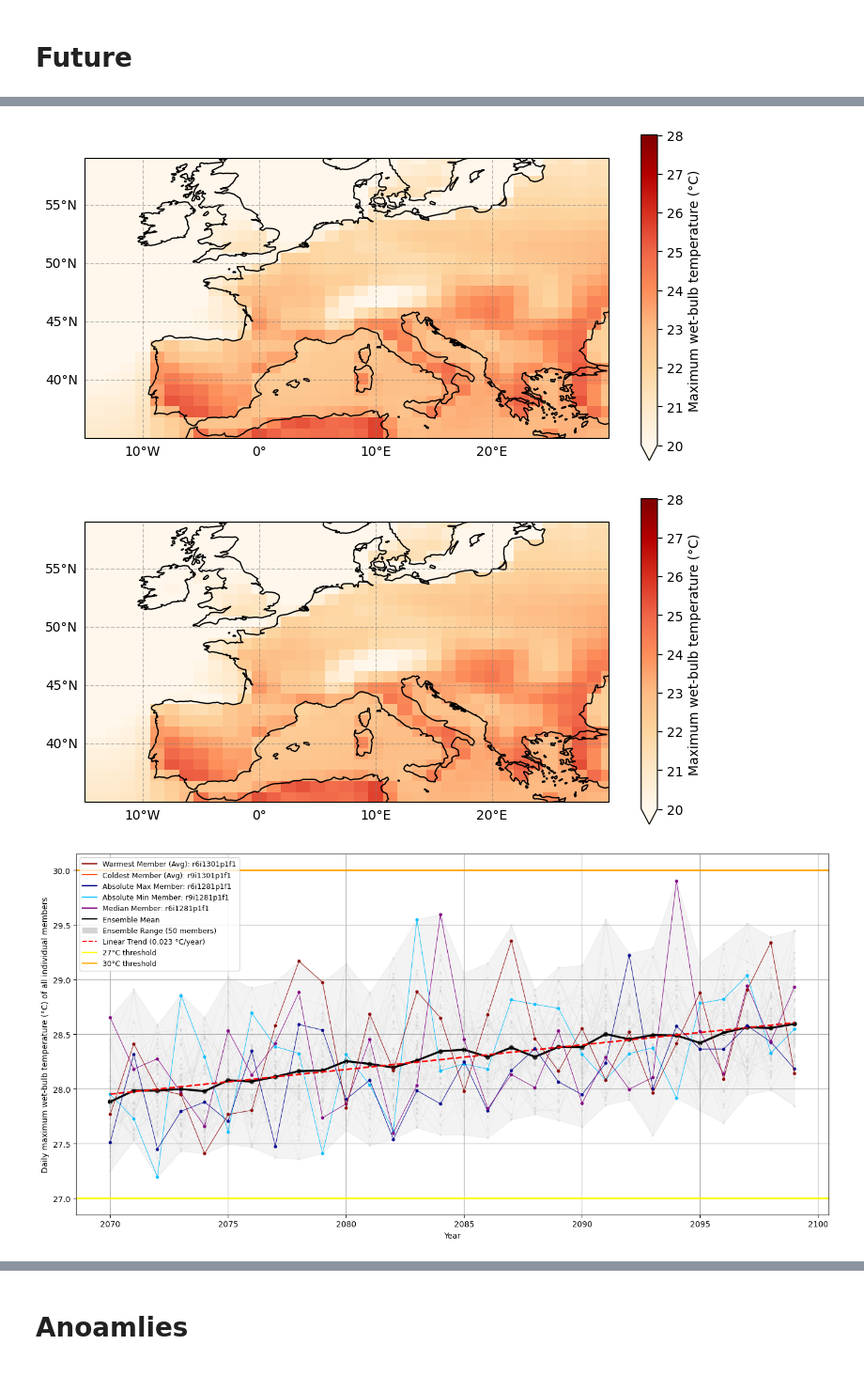
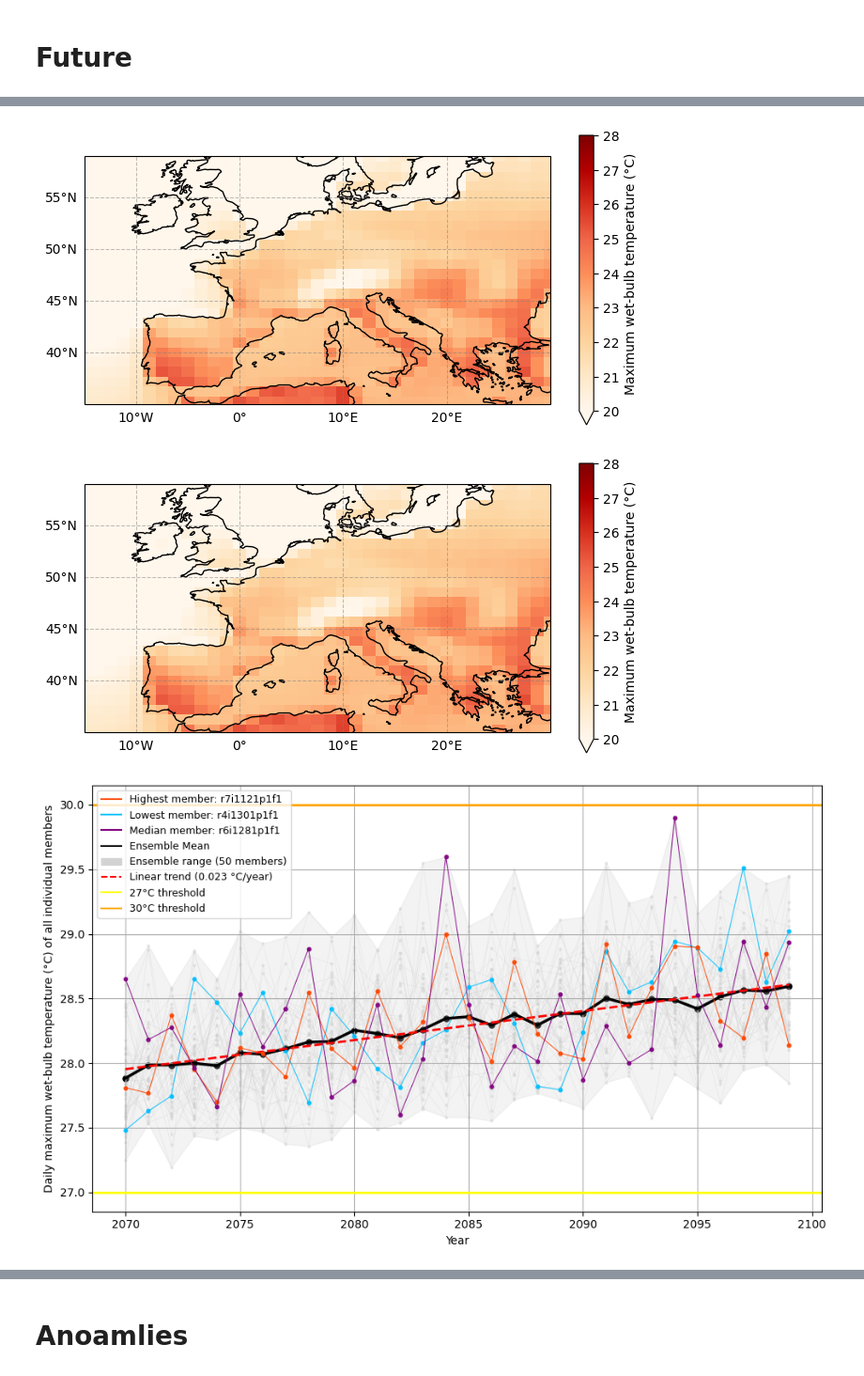
Before and after one commit to sundin01/climate_risk_assessment, a Jupyter notebook: vignettes/cra_workflow_bigler.ipynb, the cells around one changed output, grey strips where cells are left out. Shown at 94% size. Saved outputs shown, nothing was run; the diff lists cells and outputs as text; code cells hidden in the pictures.

```diff
--- a/vignettes/cra_workflow_bigler.ipynb
+++ b/vignettes/cra_workflow_bigler.ipynb
@@ -742,7 +775,7 @@ specific_member_T_WB = df_future.sel(member_id= 'r9i1281p1f1')['T_WB']
 mean_member_T_WB = specific_member_T_WB.mean(dim='time')
 
 # Plot the mean over time for this specific ensemble member
-plt.figure(figsize=(9,4.5))
+plt.figure(figsize=(8,4))
 ax = plt.axes(projection=ccrs.PlateCarree())
 
 mean_member_T_WB.plot(
@@ -765,7 +798,7 @@ ax.set_title(None)
 plt.savefig('../analysis/figures/future/mean_coldest_T_WB_2070_2099.png', dpi=1000, bbox_inches='tight')
 plt.show()
 # %% [output]
-[figure, old version]
+[figure, new version]
 # %%
 # Median memeber (r6i1281p1f1)
 specific_member_T_WB = df_future.sel(member_id= 'r6i1281p1f1')['T_WB']
@@ -774,7 +807,7 @@ specific_member_T_WB = df_future.sel(member_id= 'r6i1281p1f1')['T_WB']
 mean_member_T_WB = specific_member_T_WB.mean(dim='time')
 
 # Plot the mean over time for this specific ensemble member
-plt.figure(figsize=(9,4.5))
+plt.figure(figsize=(8,4))
 ax = plt.axes(projection=ccrs.PlateCarree())
 
 mean_member_T_WB.plot(
@@ -796,7 +829,7 @@ ax.set_title(None)
 plt.savefig('../analysis/figures/future/mean_median_T_WB_2070_2099.png', dpi=1000, bbox_inches='tight')
 plt.show()
 # %% [output]
-[figure, old version]
+[figure, new version]
 # %%
 # Step 1: Extract the year from time and assign it as a new coordinate
 years = df_future['time'].dt.year
@@ -815,28 +848,12 @@ years = mean_TWB.year.values
 slope, intercept, r_value, p_value, std_err = linregress(years, mean_TWB.values)
 trend_line = intercept + slope * years
 
-# Step 4: Identify warmest/coldest members (average across years)
-member_means = TWB_max_per_year.mean(dim='year')
-warmest_member = member_means.member_id[member_means.argmax(dim='member_id')].item()
-coldest_member = member_means.member_id[member_means.argmin(dim='member_id')].item()
-
-# Step 5: Identify members with absolute max/min values
-flat_vals = TWB_max_per_year.stack(z=('year', 'member_id'))
-max_member = flat_vals.member_id[flat_vals.argmax(dim='z')].item()
-min_member = flat_vals.member_id[flat_vals.argmin(dim='z')].item()# Step 5: Identify members with absolute max/min values
-flat_vals = TWB_max_per_year.stack(z=('year', 'member_id'))
-max_member = flat_vals.member_id[flat_vals.argmax(dim='z')].item()
-min_member = flat_vals.member_id[flat_vals.argmin(dim='z')].item()
-
-# Extract values for each highlighted member
-warmest_member_values = TWB_max_per_year.sel(member_id=warmest_member)
-coldest_member_values = TWB_max_per_year.sel(member_id=coldest_member)
-max_member_values = TWB_max_per_year.sel(member_id=max_member)
-min_member_values = TWB_max_per_year.sel(member_id=min_member)
 
 highlighted_member = "r6i1281p1f1"
+min_member = "r4i1301p1f1"
+max_member = "r7i1121p1f1"
 
-plt.figure(figsize=(14, 7))
+plt.figure(figsize=(10, 6))
 plt.axhline(y=27, color='yellow', linestyle='-', linewidth=2)
 plt.axhline(y=30, color='orange', linestyle='-', linewidth=2)
 
@@ -850,18 +867,10 @@ for member in TWB_max_per_year.member_id.values:
         line_color = 'purple'
         label = f'Highlighted Member ({highlighted_member})'
         zorder = 5
-    elif member == warmest_member:
-        line_color = 'darkred'
-        label = 'Warmest (Avg)'
-        zorder = 5
     elif member == max_member:
         line_color = 'orangered'
         label = 'Absolute Max'
         zorder = 4
-    elif member == coldest_member:
-        line_color = 'darkblue'
-        label = 'Coldest (Avg)'
-        zorder = 3
     elif member == min_member:
         line_color = 'deepskyblue'
         label = 'Absolute Min'
@@ -898,41 +907,39 @@ for member in TWB_max_per_year.member_id.values:
 # Ensemble mean
 plt.plot(years, mean_TWB, color='black', linewidth=2.5, label='Ensemble Mean')
 plt.scatter(years, mean_TWB, color='black', s=25)
 
 # Shaded ensemble range
 plt.fill_between(years, min_TWB, max_TWB, color='lightgray', alpha=0.25)
 
 # Trend line
 plt.plot(years, trend_line, color='red', linestyle='--', linewidth=2)
 
 # Custom legend (in specific order)
 custom_lines = [
-    Line2D([], [], color='darkred', lw=1.5, label=f"Warmest Member (Avg): {warmest_member}"),
-    Line2D([], [], color='orangered', lw=1.5, label=f"Coldest Member (Avg): {coldest_member}"),
-    Line2D([], [], color='darkblue', lw=1.5, label=f"Absolute Max Member: {max_member}"),
-    Line2D([], [], color='deepskyblue', lw=1.5, label=f"Absolute Min Member: {min_member}"),
-    Line2D([], [], color='purple', lw=1.5, label=f"Median Member: {highlighted_member}"),  # Add highlighted member to legend
+    Line2D([], [], color='orangered', lw=1.5, label=f"Highest member: {max_member}"),
+    Line2D([], [], color='deepskyblue', lw=1.5, label=f"Lowest member: {min_member}"),
+    Line2D([], [], color='purple', lw=1.5, label=f"Median member: {highlighted_member}"),  # Add highlighted member to legend
     Line2D([], [], color='black', lw=1.5, label='Ensemble Mean'),
-    Patch(facecolor='lightgray', edgecolor='lightgray', label='Ensemble Range (50 members)'),
-    Line2D([], [], color='red', linestyle='--', lw=1.5, label=f'Linear Trend ({slope:.3f} °C/year)'),
+    Patch(facecolor='lightgray', edgecolor='lightgray', label='Ensemble range (50 members)'),
+    Line2D([], [], color='red', linestyle='--', lw=1.5, label=f'Linear trend ({slope:.3f} °C/year)'),
     Line2D([], [], color='yellow', lw=1.5, label='27°C threshold'),
     Line2D([], [], color='orange', lw=1.5, label='30°C threshold'),
 ]
 
 plt.legend(handles=custom_lines, loc='upper left', fontsize=9)
 
 # Labels and formatting
 plt.xlabel("Year")
 plt.ylabel("Daily maximum wet-bulb temperature (°C) of all individual members")
 plt.title(None)
 plt.grid(True)
 plt.tight_layout()
 
 plt.savefig('../analysis/figures/future/ensemble_members_2070_2099.png', dpi=1000, bbox_inches='tight')
 
 plt.show()
 # %% [output]
-[figure, old version]
+[figure, new version]
 # %%
 # Load dataset (assuming you've already loaded it)
 df = df_future["T_WB"].max(dim=["lat", "lon"])
```
Also changed, not shown: parts of 24 cells of this notebook.
